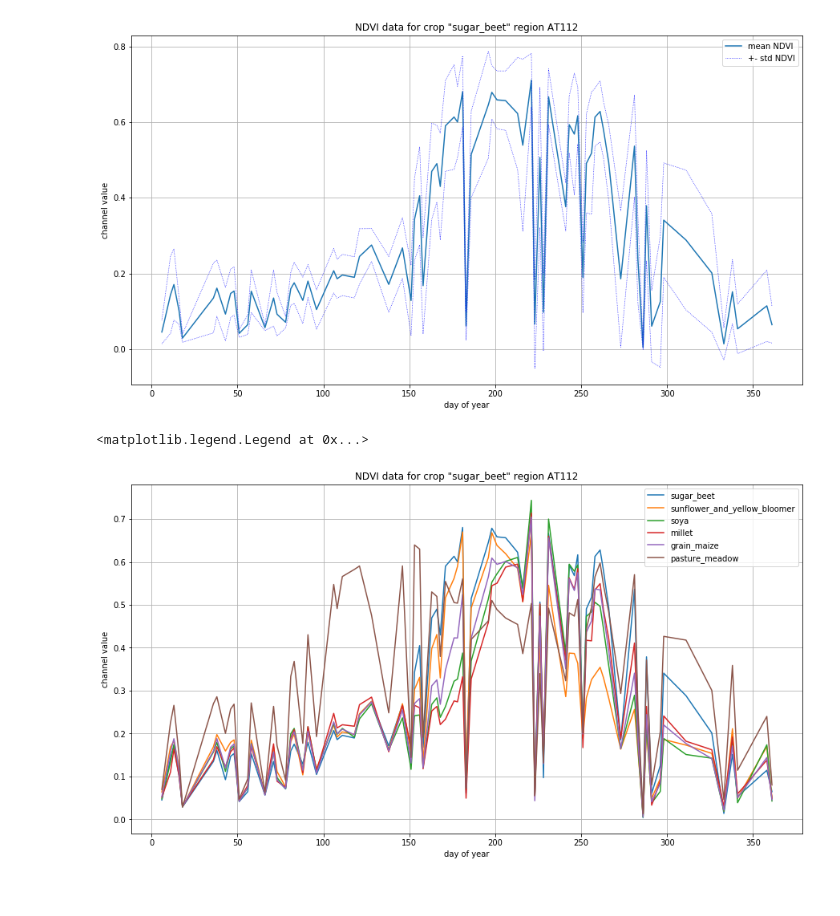
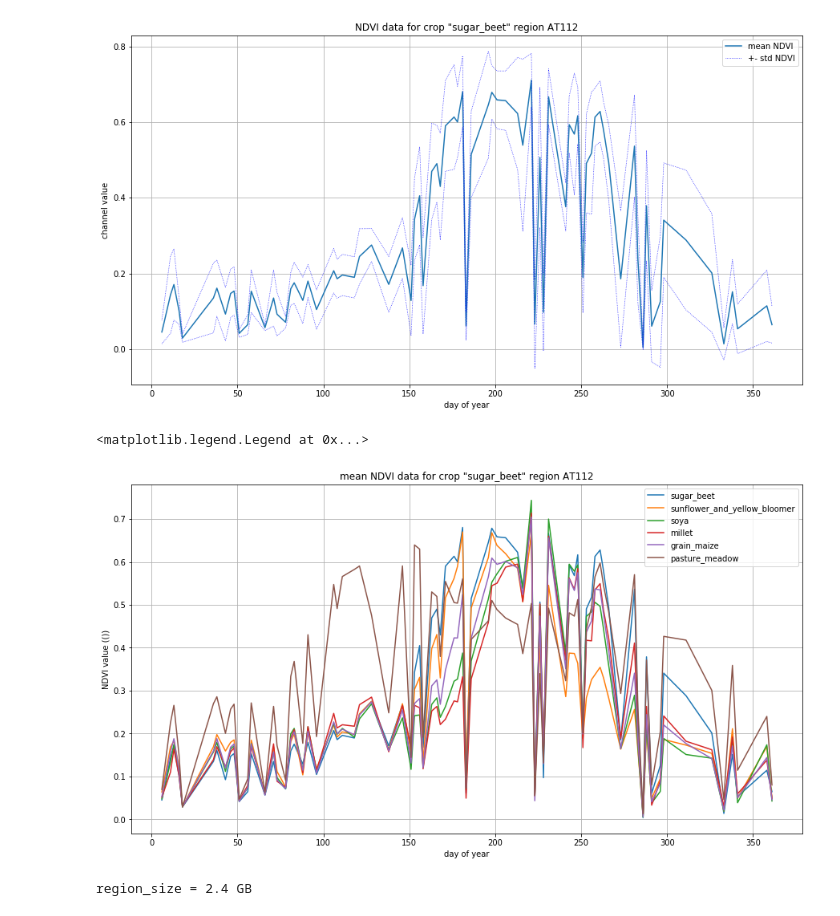
Before and after one commit to PUTvision/crop_classification_eurocrops, a Jupyter notebook: notebooks/plot_mean_ndvi_for_selected_crops.ipynb, the cells around one changed output. Cells and saved outputs as stored; diff of their text form; code cells hidden in the pictures.

Commit message:
plot ndvi update

```diff
--- a/notebooks/plot_mean_ndvi_for_selected_crops.ipynb
+++ b/notebooks/plot_mean_ndvi_for_selected_crops.ipynb
@@ -401,16 +399,23 @@ plt.legend(['mean NDVI', '+- std NDVI'])
 # %%
 plt.rcParams['figure.figsize'] = [15, 8]
 
 for crop_ndvi_data in selected_crops_ndvi_data:
     plt.plot(dates_list, crop_ndvi_data.mean)
 
 # plt.legend(bands)
 plt.style.use('_classic_test_patch')
 plt.xlabel('day of year')
-plt.ylabel('channel value')
-plt.title(f'NDVI data for crop "{selected_crop_names[crop_index]}" region {REGION_NAME}')
+plt.ylabel('NDVI value (())')
+plt.title(f'mean NDVI data for crop "{selected_crop_names[crop_index]}" region {REGION_NAME}')
 plt.grid()
 plt.legend(selected_crop_names)
 # %% [output]
 <matplotlib.legend.Legend at 0x...>
-[figure, old version]
+[figure, new version]
+# %%
+# How much will it take to store more pixels for each field?
+
+region_size = 6264 * 80 * 13 * 4 * 10*10 # [fields, days, bands, bytes/float, pixel_x*pixel_y (100x100 m, 1px=10x10m)]
+print(f'region_size = {region_size/1024/1024/1024:.1f} GB')  # but maybe remove small fields, replace clouds by previous value
+# %% [output]
+region_size = 2.4 GB
```
Also changed, not shown: parts of 4 cells of this notebook.
